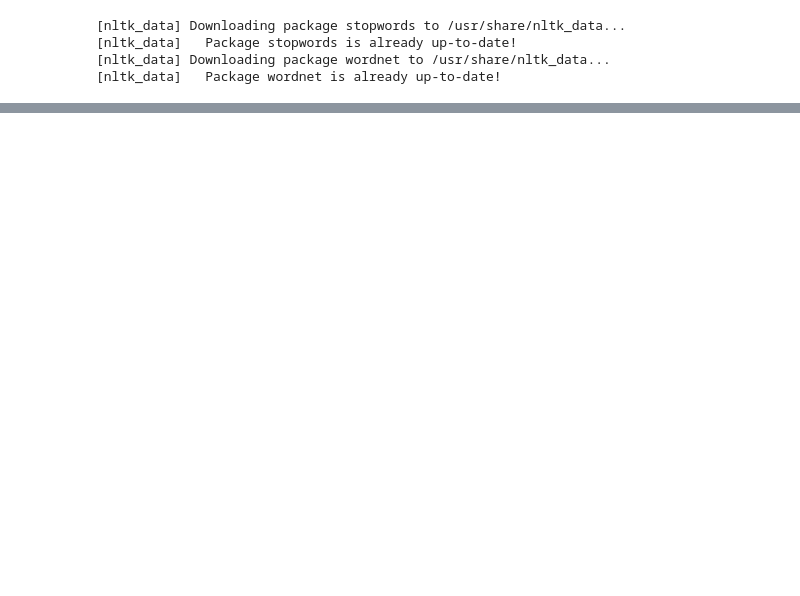
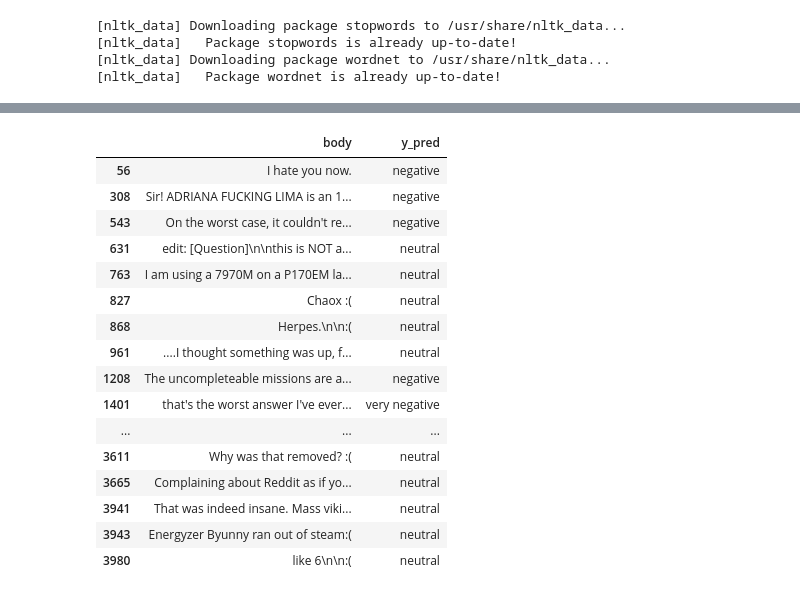
Before and after one commit to ArunGautham-Soundarrajan/subreddit_sentiment_classification, a Jupyter notebook: main.ipynb, the cells around one changed output, grey strips where cells are left out. Saved outputs shown, nothing was run; the diff lists cells and outputs as text; code cells hidden in the pictures; blank space fills up the shorter version.

```diff
--- a/main.ipynb
+++ b/main.ipynb
@@ -487,0 +447,3 @@ np.logspace(-3,5,9)
+# %%
+err_df = test_data[['body','sentiment.polarity']].copy()
+err_df['y_pred'] = le.inverse_transform(val_pred)
@@ -487,0 +459,21 @@ np.logspace(-3,5,9)
+# %%
+pd.set_option('display.max_colwidth', None)
+err_df[err_df['sentiment.polarity'] == 'very negative'][['body','y_pred']]
+# %% [output]
+|  | body | y_pred |
+| 56 | I hate you now. | negative |
+| 308 | Sir! ADRIANA FUCKING LIMA is an 1... | negative |
+| 543 | On the worst case, it couldn't re... | negative |
+| 631 | edit: [Question]\n\nthis is NOT a... | neutral |
+| 763 | I am using a 7970M on a P170EM la... | neutral |
+| 827 | Chaox :( | neutral |
+| 868 | Herpes.\n\n:( | neutral |
+| 961 | ....I thought something was up, f... | neutral |
+| 1208 | The uncompleteable missions are a... | negative |
+| 1401 | that's the worst answer I've ever... | very negative |
+| ... | ... | ... |
+| 3611 | Why was that removed? :( | neutral |
+| 3665 | Complaining about Reddit as if yo... | neutral |
+| 3941 | That was indeed insane. Mass viki... | neutral |
+| 3943 | Energyzer Byunny ran out of steam:( | neutral |
+| 3980 | like 6\n\n:( | neutral |
```
Also changed, not shown: parts of 77 cells of this notebook.
